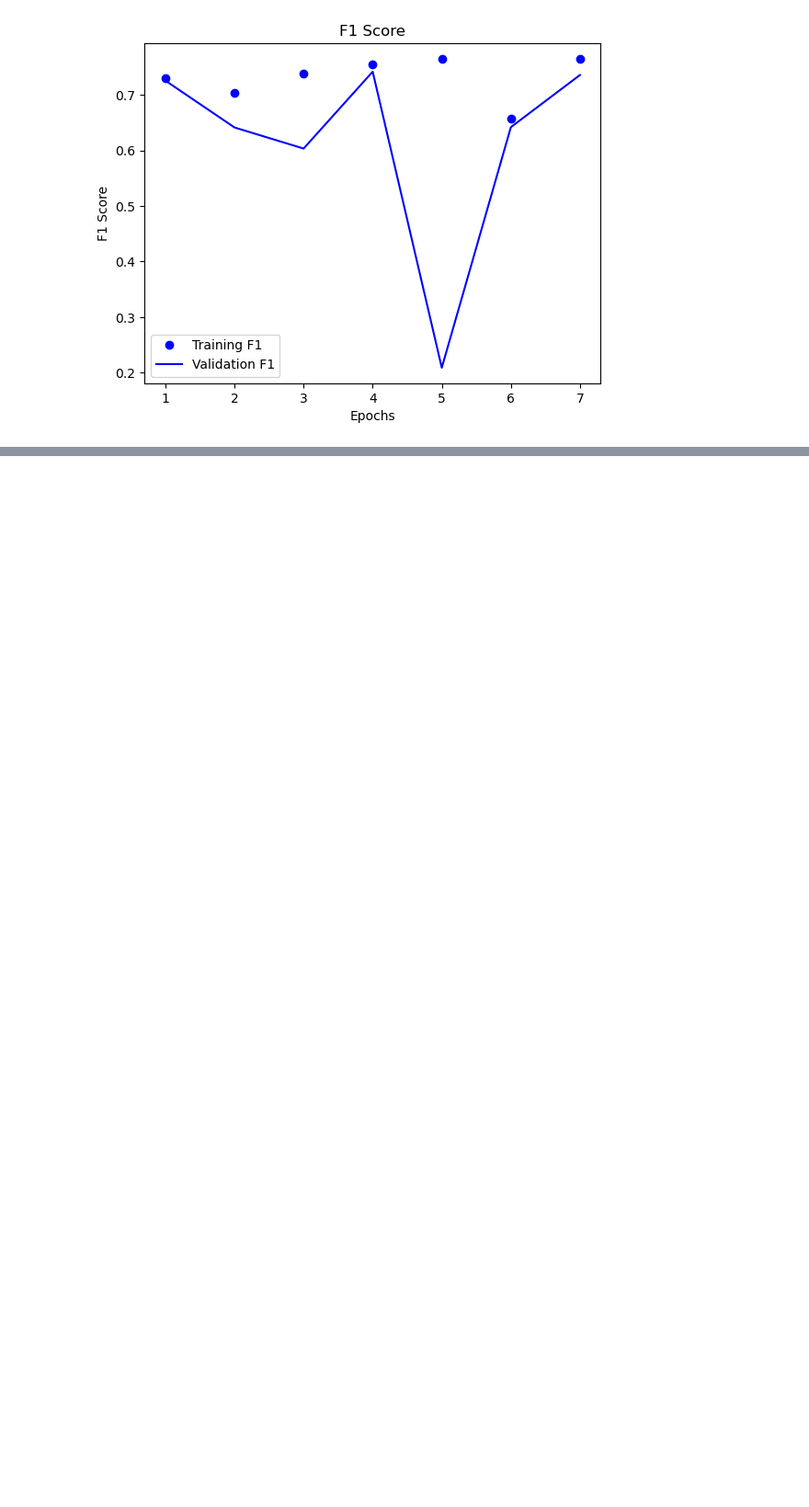
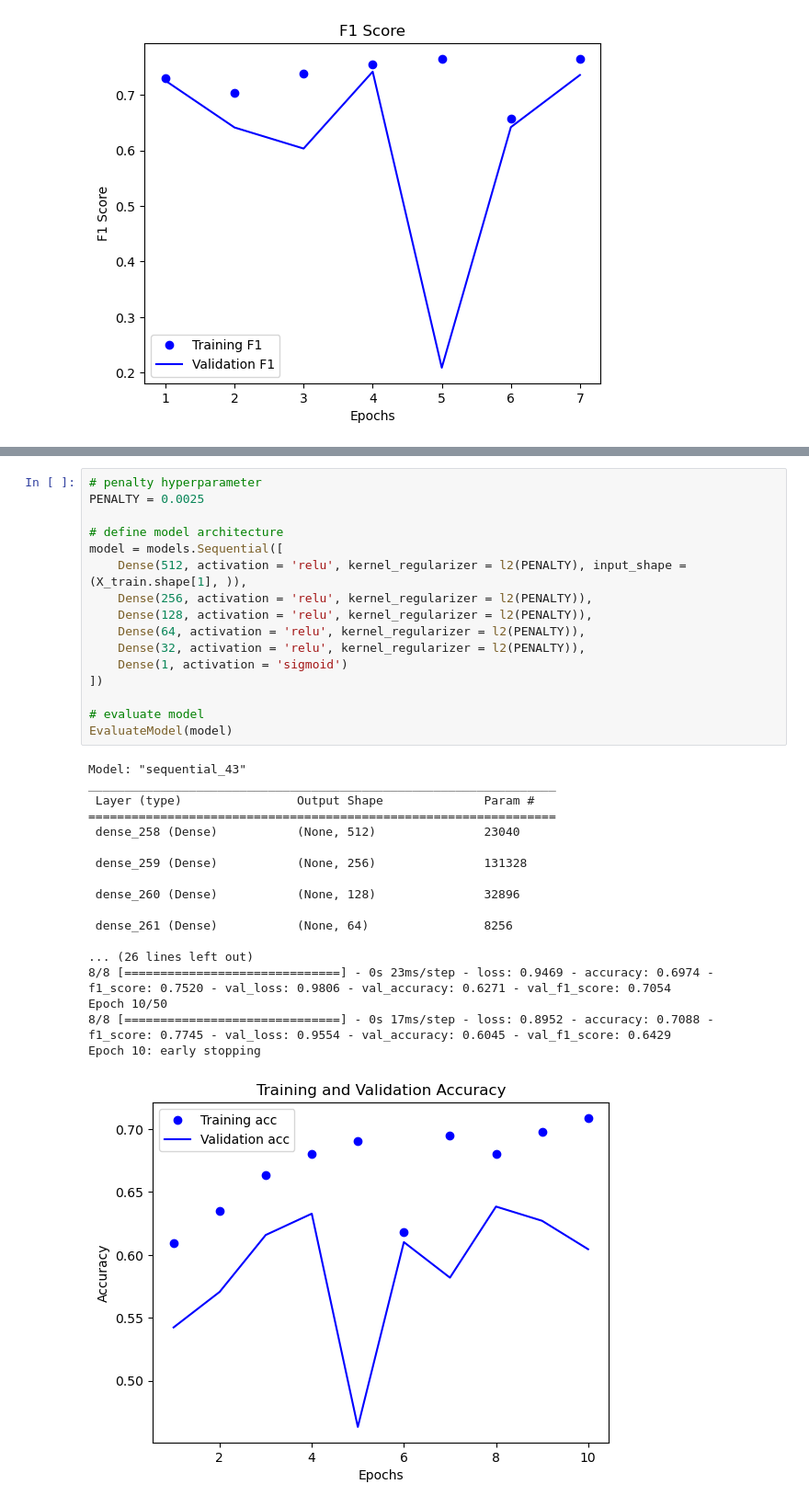
Before and after one commit to akiehl2000/STAA578_Homework, a Jupyter notebook: Homework2/homework2.ipynb, the cells around one changed output, grey strips where cells are left out. Shown at 92% size. Cells and saved outputs as stored; diff of their text form; blank space fills up the shorter version.

```diff
--- a/Homework2/homework2.ipynb
+++ b/Homework2/homework2.ipynb
@@ -373,0 +485,35 @@ Epoch 10: early stopping
+# %%
+# penalty hyperparameter
+PENALTY = 0.0025
+
+# define model architecture
+model = models.Sequential([
+    Dense(512, activation = 'relu', kernel_regularizer = l2(PENALTY), input_shape = (X_train.shape[1], )),
+    Dense(256, activation = 'relu', kernel_regularizer = l2(PENALTY)),
+    Dense(128, activation = 'relu', kernel_regularizer = l2(PENALTY)),
+    Dense(64, activation = 'relu', kernel_regularizer = l2(PENALTY)),
+    Dense(32, activation = 'relu', kernel_regularizer = l2(PENALTY)),
+    Dense(1, activation = 'sigmoid')
+])
+
+# evaluate model
+EvaluateModel(model)
+# %% [output]
+Model: "sequential_43"
+_________________________________________________________________
+ Layer (type)                Output Shape              Param #
+=================================================================
+ dense_258 (Dense)           (None, 512)               23040
+
+ dense_259 (Dense)           (None, 256)               131328
+
+ dense_260 (Dense)           (None, 128)               32896
+
+ dense_261 (Dense)           (None, 64)                8256
+
+... (26 lines left out)
+8/8 [==============================] - 0s 23ms/step - loss: 0.9469 - accuracy: 0.6974 - f1_score: 0.7520 - val_loss: 0.9806 - val_accuracy: 0.6271 - val_f1_score: 0.7054
+Epoch 10/50
+8/8 [==============================] - 0s 17ms/step - loss: 0.8952 - accuracy: 0.7088 - f1_score: 0.7745 - val_loss: 0.9554 - val_accuracy: 0.6045 - val_f1_score: 0.6429
+Epoch 10: early stopping
+[figure, added]
```
Also changed, not shown: parts of 9 cells of this notebook.
